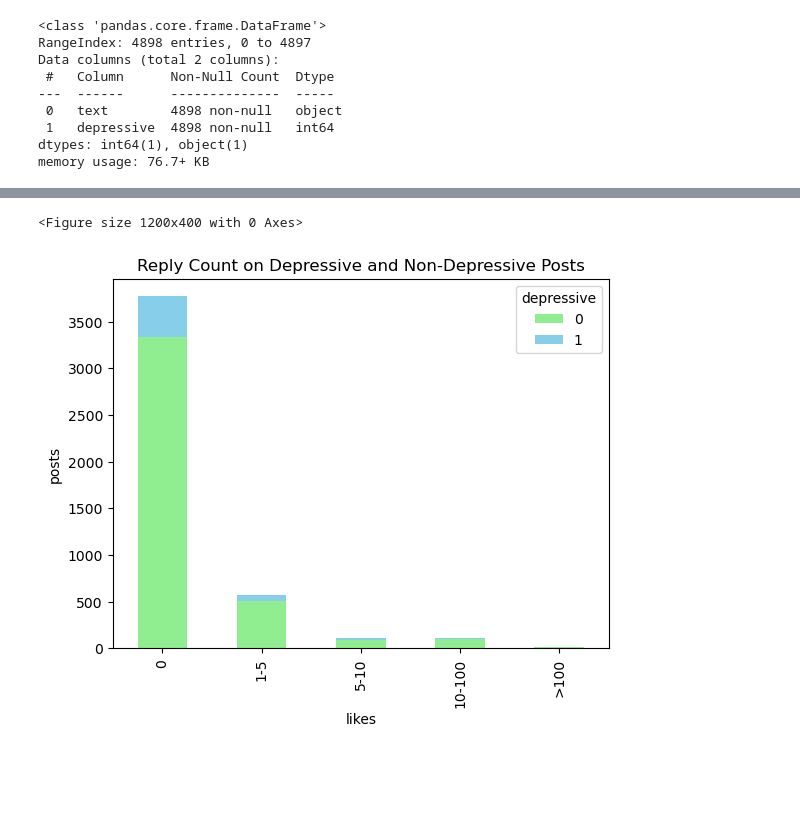
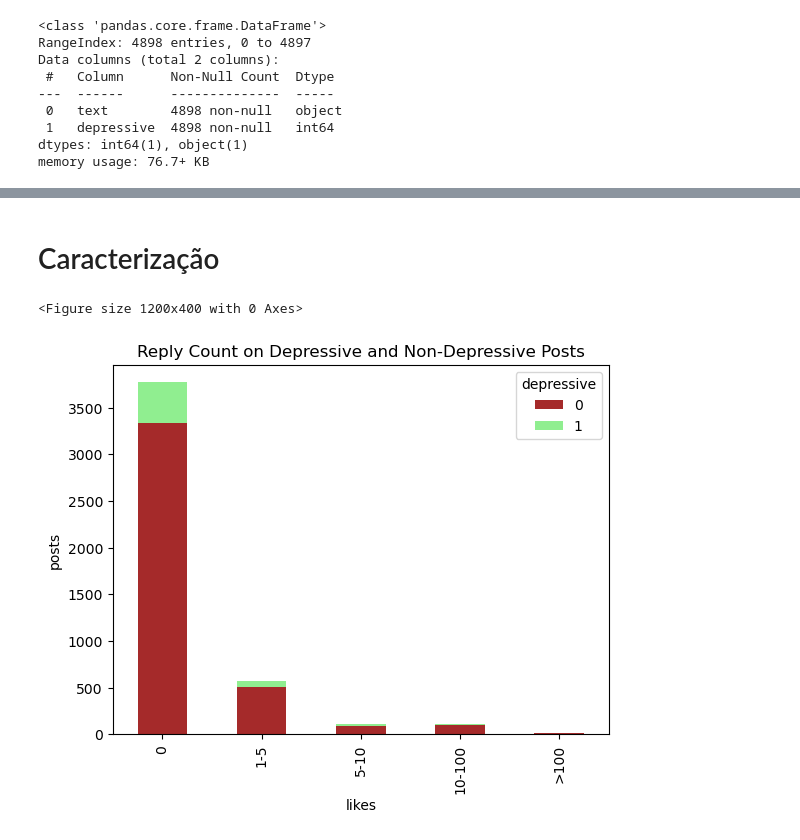
Before and after one commit to lucaspimentab/bluesky-depression-detection, a Jupyter notebook: characterization.ipynb, the cells around one changed output, grey strips where cells are left out. Cells and saved outputs as stored; diff of their text form; code cells hidden in the pictures; blank space fills up the shorter version.

```diff
--- a/characterization.ipynb
+++ b/characterization.ipynb
@@ -99,23 +81,25 @@ df.head()
 | 2 | There was a claim — maybe a rumor... | 60.0 | 41.0 | 1061.0 | 0.0 | 0.0 | 2024-11-08 19:21:39 | 0 |
 | 3 | #SuicidePrevention #Depression #A... | 0.0 | 0.0 | 0.0 | 1.0 | 0.0 | 2022-03-16 13:10:05+00:00 | 0 |
 | 4 | Acceptance has been so key for me... | 0.0 | 0.0 | 0.0 | 0.0 | 0.0 | 2024-08-16 20:06:58 | 0 |
+# %% [markdown]
+# Caracterização
 # %%
 bins = [0, 1, 5, 10, 100, 4000]
 labels = ['0', '1-5', '5-10', '10-100', '>100']
 df['faixa'] = pd.cut(df['replyCount'], bins=bins, labels=labels, include_lowest=True)
 
 contagem = df.groupby(['faixa', 'depressive']).size().unstack(fill_value=0)
 plt.figure(figsize=(12,4))
 
-contagem.plot(kind='bar', stacked=True, color=['lightgreen', 'skyblue'])
+contagem.plot(kind='bar', stacked=True, color=['brown', 'lightgreen'])
 
 plt.title('Reply Count on Depressive and Non-Depressive Posts')
 plt.ylabel('posts')
 plt.xlabel('likes')
 plt.show()
 # %% [output]
 <Figure size 1200x400 with 0 Axes>
-[figure, old version]
+[figure, new version]
 # %%
 depressives = df.loc[df['depressive']==1]
 
```
Also changed, not shown: parts of 18 cells of this notebook.
